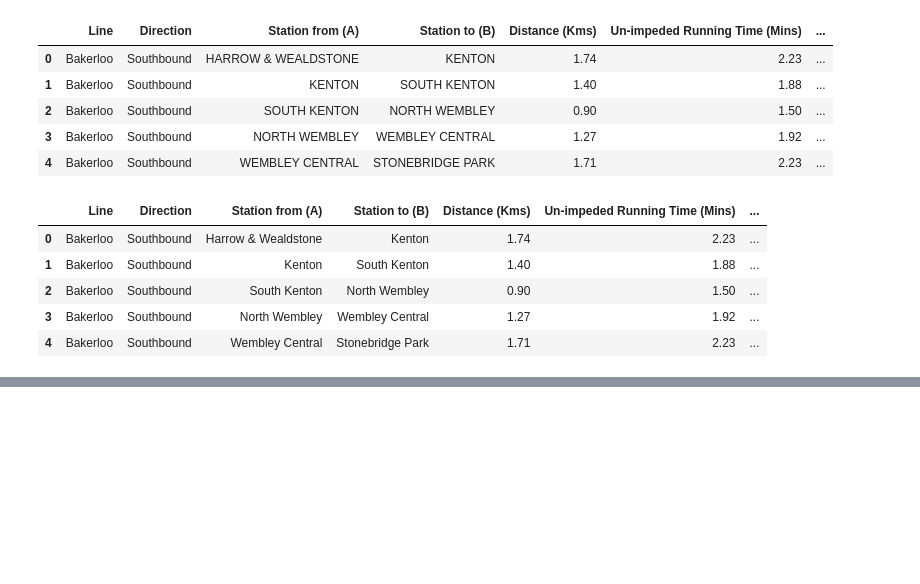
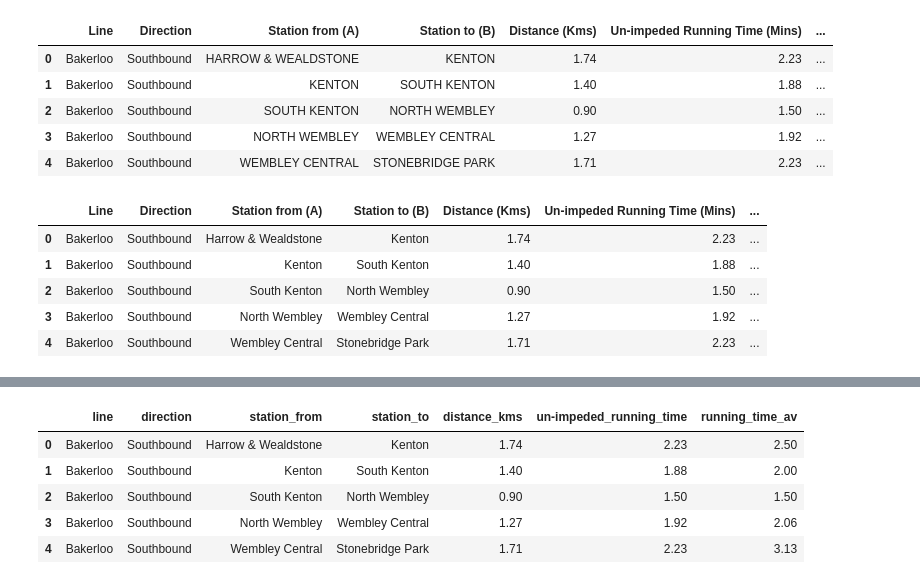
Before and after one commit to ryanhancox/neo4j-london-underground, a Jupyter notebook: notebooks/connections_processing.ipynb, the cells around one changed output, grey strips where cells are left out. Saved outputs shown, nothing was run; the diff lists cells and outputs as text; code cells hidden in the pictures; blank space fills up the shorter version.

```diff
--- a/notebooks/connections_processing.ipynb
+++ b/notebooks/connections_processing.ipynb
@@ -10,8 +10,8 @@ import pandas as pd
 import numpy as np
 from common_processing import clean_station
 # %%
-df_raw = pd.read_csv(r"../data/raw/connections_raw.csv")
-df_raw.head(10)
+df_connections_raw = pd.read_csv(r"../data/raw/connections_raw.csv")
+df_connections_raw.head(10)
 # %% [output]
 |  | Line | Direction | Station from (A) | Station to (B) | Distance (Kms) | Un-impeded Running Time (Mins) | ... |
 | 0 | Bakerloo | Southbound | HARROW & WEALDSTONE | KENTON | 1.74 | 2.23 | ... |
@@ -26,12 +26,12 @@ df_raw.head(10)
 | 9 | Bakerloo | Southbound | QUEENS PARK | KILBURN PARK | 0.79 | 1.42 | ... |
 # %%
 # Taking the average of the am_peak and inter_peak running times
-running_time_av = round((df_raw["AM peak (0700-1000) Running Time (Mins)"] \
-    + df_raw["Inter peak (1000 - 1600) Running time (mins)"])/2, 2)
+running_time_av = round((df_connections_raw["AM peak (0700-1000) Running Time (Mins)"] \
+    + df_connections_raw["Inter peak (1000 - 1600) Running time (mins)"])/2, 2)
 
-df_raw["running_time_av"] = running_time_av
+df_connections_raw["running_time_av"] = running_time_av
 
-df_raw.head()
+df_connections_raw.head()
 # %% [output]
 |  | Line | Direction | Station from (A) | Station to (B) | Distance (Kms) | Un-impeded Running Time (Mins) | ... |
 | 0 | Bakerloo | Southbound | HARROW & WEALDSTONE | KENTON | 1.74 | 2.23 | ... |
@@ -41,18 +41,18 @@ df_raw.head()
 | 4 | Bakerloo | Southbound | WEMBLEY CENTRAL | STONEBRIDGE PARK | 1.71 | 2.23 | ... |
 # %%
 # Removing trailing whitespace from Line column (see csv)
-df_clean = df_raw[["Line", "Direction", "Station from (A)", "Station to (B)", "Distance (Kms)", "Un-impeded Running Time (Mins)", "running_time_av"]]
-df_clean = df_clean.assign(Line=df_raw["Line"].apply(lambda x: x.strip()))
+df_connections_clean = df_connections_raw[["Line", "Direction", "Station from (A)", "Station to (B)", "Distance (Kms)", "Un-impeded Running Time (Mins)", "running_time_av"]]
+df_connections_clean = df_connections_clean.assign(Line=df_connections_raw["Line"].apply(lambda x: x.strip()))
 
 # Correcting Hammersmith & City line
-df_clean["Line"] = df_clean["Line"].apply(
+df_connections_clean["Line"] = df_connections_clean["Line"].apply(
     lambda x: "Hammersmith & City" if x == "H & C" else x
 )
 
 # Removing "East London" i.e. Overground entries as we won't be including these
-df_clean = df_clean[df_clean["Line"] != "East London"]
+df_connections_clean = df_connections_clean[df_connections_clean["Line"] != "East London"]
 
-df_clean.head()
+df_connections_clean.head()
 # %% [output]
 |  | Line | Direction | Station from (A) | Station to (B) | Distance (Kms) | Un-impeded Running Time (Mins) | ... |
 | 0 | Bakerloo | Southbound | HARROW & WEALDSTONE | KENTON | 1.74 | 2.23 | ... |
@@ -62,8 +62,8 @@ df_clean.head()
 | 4 | Bakerloo | Southbound | WEMBLEY CENTRAL | STONEBRIDGE PARK | 1.71 | 2.23 | ... |
 # %%
 # Common Station processing
-df_clean['Station from (A)'] = df_clean['Station from (A)'].apply(clean_station)
-df_clean['Station to (B)'] = df_clean['Station to (B)'].apply(clean_station)
+df_connections_clean['Station from (A)'] = df_connections_clean['Station from (A)'].apply(clean_station)
+df_connections_clean['Station to (B)'] = df_connections_clean['Station to (B)'].apply(clean_station)
 
 # Converting Station names to remove text in
 def clean_connection_station(x):
@@ -75,6 +75,6 @@ def clean_connection_station(x):
     station = "Heathrow Terminal 4" if station == "Heathrow Terminal Four" else station
     return station
 
-df_clean['Station from (A)'] = df_clean['Station from (A)'].apply(clean_connection_station)
-df_clean['Station to (B)'] = df_clean['Station to (B)'].apply(clean_connection_station)
+df_connections_clean['Station from (A)'] = df_connections_clean['Station from (A)'].apply(clean_connection_station)
+df_connections_clean['Station to (B)'] = df_connections_clean['Station to (B)'].apply(clean_connection_station)
 # %%
@@ -117,0 +89,17 @@ df_station_formatted.to_csv(r"../data/processed/connections_clean.csv")
+# %%
+df_connections_clean = df_connections_clean.rename(columns={
+    "Station from (A)": "station_from",
+    "Station to (B)": "station_to",
+    "Line": "line",
+    "Direction": "direction",
+    "Distance (Kms)": "distance_kms",
+    "Un-impeded Running Time (Mins)": "un-impeded_running_time"
+})
+df_connections_clean.head()
+# %% [output]
+|  | line | direction | station_from | station_to | distance_kms | un-impeded_running_time | running_time_av |
+| 0 | Bakerloo | Southbound | Harrow & Wealdstone | Kenton | 1.74 | 2.23 | 2.50 |
+| 1 | Bakerloo | Southbound | Kenton | South Kenton | 1.40 | 1.88 | 2.00 |
+| 2 | Bakerloo | Southbound | South Kenton | North Wembley | 0.90 | 1.50 | 1.50 |
+| 3 | Bakerloo | Southbound | North Wembley | Wembley Central | 1.27 | 1.92 | 2.06 |
+| 4 | Bakerloo | Southbound | Wembley Central | Stonebridge Park | 1.71 | 2.23 | 3.13 |
```
Also changed, not shown: parts of 5 cells of this notebook, 6 other files.
